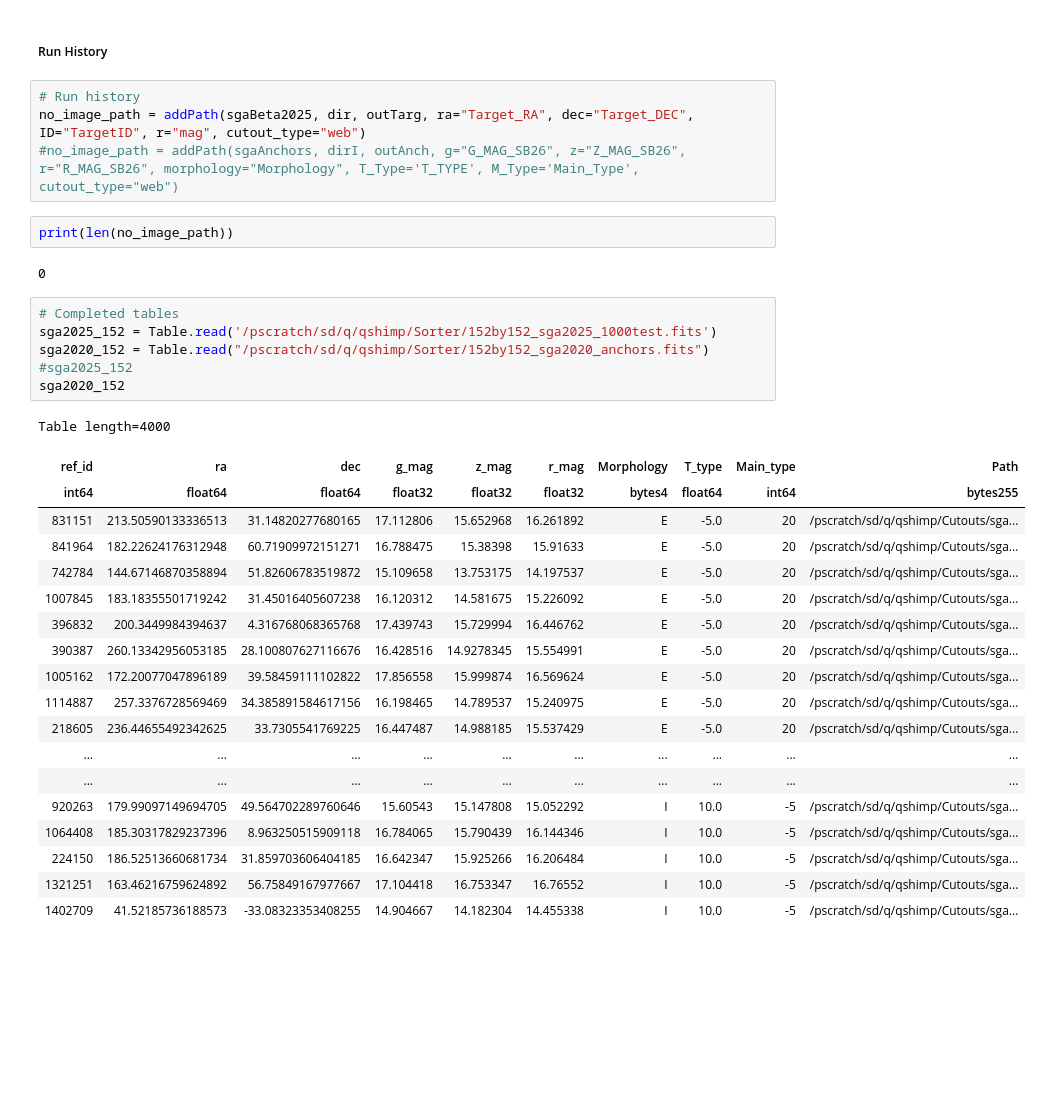
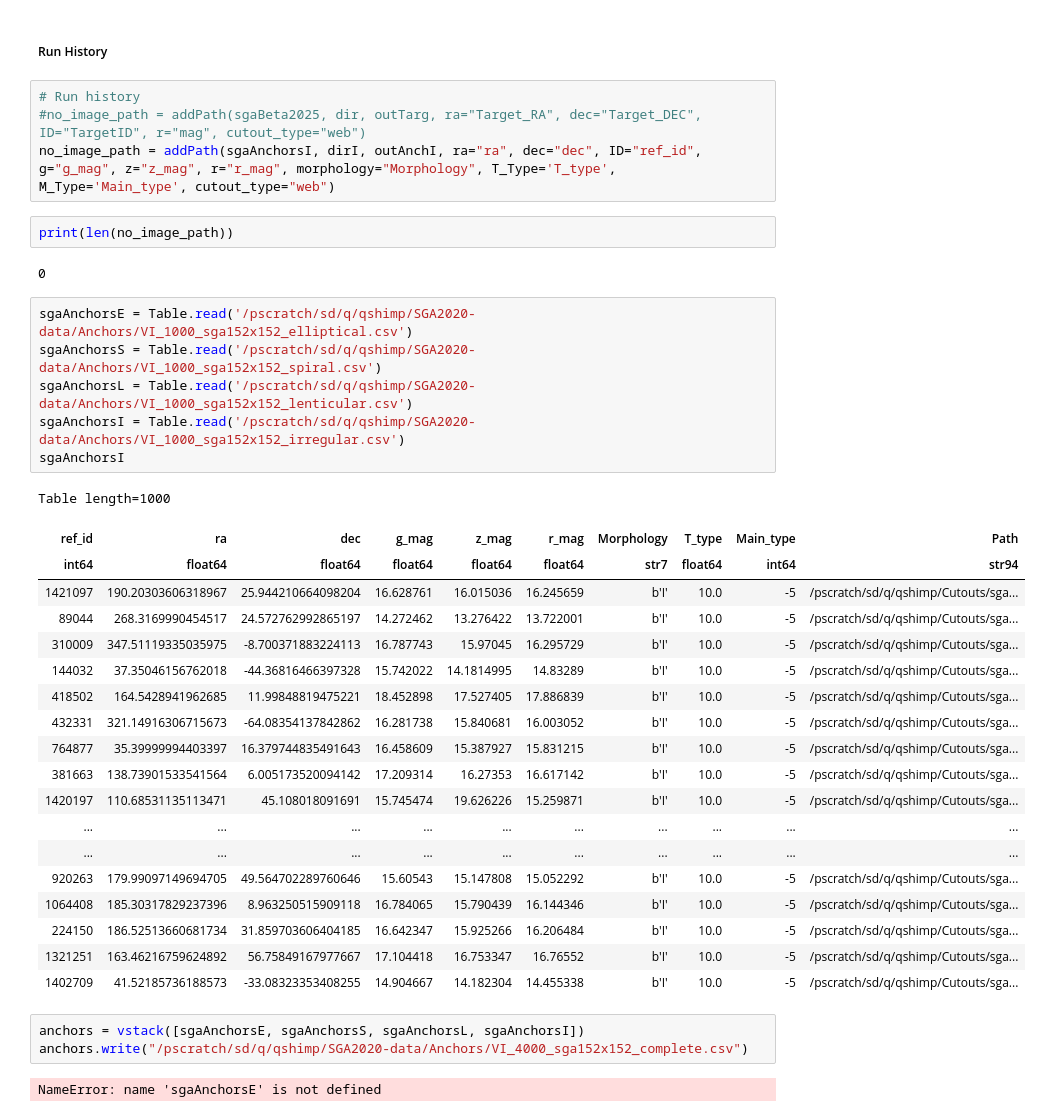
Before and after one commit to DESI-UR/morphology_classification, a Jupyter notebook: SGA/SGA_Generator.ipynb, the cells around one changed output. Drawn from its saved outputs; the diff is of its cells as text; blank space fills up the shorter version.

```diff
--- a/SGA/SGA_Generator.ipynb
+++ b/SGA/SGA_Generator.ipynb
@@ -122,35 +98,40 @@ def addPath(df, directory, output, ra="RA", dec="DEC", ID="SGA_ID", g=None, z=No
 ##### Run History
 # %%
 # Run history
-no_image_path = addPath(sgaBeta2025, dir, outTarg, ra="Target_RA", dec="Target_DEC", ID="TargetID", r="mag", cutout_type="web")
-#no_image_path = addPath(sgaAnchors, dirI, outAnch, g="G_MAG_SB26", z="Z_MAG_SB26", r="R_MAG_SB26", morphology="Morphology", T_Type='T_TYPE', M_Type='Main_Type', cutout_type="web")
+#no_image_path = addPath(sgaBeta2025, dir, outTarg, ra="Target_RA", dec="Target_DEC", ID="TargetID", r="mag", cutout_type="web")
+no_image_path = addPath(sgaAnchorsI, dirI, outAnchI, ra="ra", dec="dec", ID="ref_id", g="g_mag", z="z_mag", r="r_mag", morphology="Morphology", T_Type='T_type', M_Type='Main_type', cutout_type="web")
 # %%
 print(len(no_image_path))
 # %% [output]
 0
-# %%
-# Completed tables
-sga2025_152 = Table.read('/pscratch/sd/q/qshimp/Sorter/152by152_sga2025_1000test.fits')
-sga2020_152 = Table.read("/pscratch/sd/q/qshimp/Sorter/152by152_sga2020_anchors.fits")
-#sga2025_152
-sga2020_152
-# %% [output]
-Table length=4000
-| ref_id | ra | dec | g_mag | z_mag | r_mag | Morphology | T_type | Main_type | Path |
-| int64 | float64 | float64 | float32 | float32 | float32 | bytes4 | float64 | int64 | bytes255 |
-| 831151 | 213.50590133336513 | 31.14820277680165 | 17.112806 | 15.652968 | 16.261892 | E | -5.0 | 20 | /pscratch/sd/q/qshimp/Cutouts/sga... |
-| 841964 | 182.22624176312948 | 60.71909972151271 | 16.788475 | 15.38398 | 15.91633 | E | -5.0 | 20 | /pscratch/sd/q/qshimp/Cutouts/sga... |
-| 742784 | 144.67146870358894 | 51.82606783519872 | 15.109658 | 13.753175 | 14.197537 | E | -5.0 | 20 | /pscratch/sd/q/qshimp/Cutouts/sga... |
-| 1007845 | 183.18355501719242 | 31.45016405607238 | 16.120312 | 14.581675 | 15.226092 | E | -5.0 | 20 | /pscratch/sd/q/qshimp/Cutouts/sga... |
-| 396832 | 200.3449984394637 | 4.316768068365768 | 17.439743 | 15.729994 | 16.446762 | E | -5.0 | 20 | /pscratch/sd/q/qshimp/Cutouts/sga... |
-| 390387 | 260.13342956053185 | 28.100807627116676 | 16.428516 | 14.9278345 | 15.554991 | E | -5.0 | 20 | /pscratch/sd/q/qshimp/Cutouts/sga... |
-| 1005162 | 172.20077047896189 | 39.58459111102822 | 17.856558 | 15.999874 | 16.569624 | E | -5.0 | 20 | /pscratch/sd/q/qshimp/Cutouts/sga... |
-| 1114887 | 257.3376728569469 | 34.385891584617156 | 16.198465 | 14.789537 | 15.240975 | E | -5.0 | 20 | /pscratch/sd/q/qshimp/Cutouts/sga... |
-| 218605 | 236.44655492342625 | 33.7305541769225 | 16.447487 | 14.988185 | 15.537429 | E | -5.0 | 20 | /pscratch/sd/q/qshimp/Cutouts/sga... |
-| ... | ... | ... | ... | ... | ... | ... | ... | ... | ... |
-| ... | ... | ... | ... | ... | ... | ... | ... | ... | ... |
-| 920263 | 179.99097149694705 | 49.564702289760646 | 15.60543 | 15.147808 | 15.052292 | I | 10.0 | -5 | /pscratch/sd/q/qshimp/Cutouts/sga... |
-| 1064408 | 185.30317829237396 | 8.963250515909118 | 16.784065 | 15.790439 | 16.144346 | I | 10.0 | -5 | /pscratch/sd/q/qshimp/Cutouts/sga... |
-| 224150 | 186.52513660681734 | 31.859703606404185 | 16.642347 | 15.925266 | 16.206484 | I | 10.0 | -5 | /pscratch/sd/q/qshimp/Cutouts/sga... |
-| 1321251 | 163.46216759624892 | 56.75849167977667 | 17.104418 | 16.753347 | 16.76552 | I | 10.0 | -5 | /pscratch/sd/q/qshimp/Cutouts/sga... |
-| 1402709 | 41.52185736188573 | -33.08323353408255 | 14.904667 | 14.182304 | 14.455338 | I | 10.0 | -5 | /pscratch/sd/q/qshimp/Cutouts/sga... |
+# %%
+sgaAnchorsE = Table.read('/pscratch/sd/q/qshimp/SGA2020-data/Anchors/VI_1000_sga152x152_elliptical.csv')
+sgaAnchorsS = Table.read('/pscratch/sd/q/qshimp/SGA2020-data/Anchors/VI_1000_sga152x152_spiral.csv')
+sgaAnchorsL = Table.read('/pscratch/sd/q/qshimp/SGA2020-data/Anchors/VI_1000_sga152x152_lenticular.csv')
+sgaAnchorsI = Table.read('/pscratch/sd/q/qshimp/SGA2020-data/Anchors/VI_1000_sga152x152_irregular.csv')
+sgaAnchorsI
+# %% [output]
+Table length=1000
+| ref_id | ra | dec | g_mag | z_mag | r_mag | Morphology | T_type | Main_type | Path |
+| int64 | float64 | float64 | float64 | float64 | float64 | str7 | float64 | int64 | str94 |
+| 1421097 | 190.20303606318967 | 25.944210664098204 | 16.628761 | 16.015036 | 16.245659 | b'I' | 10.0 | -5 | /pscratch/sd/q/qshimp/Cutouts/sga... |
+| 89044 | 268.3169990454517 | 24.572762992865197 | 14.272462 | 13.276422 | 13.722001 | b'I' | 10.0 | -5 | /pscratch/sd/q/qshimp/Cutouts/sga... |
+| 310009 | 347.51119335035975 | -8.700371883224113 | 16.787743 | 15.97045 | 16.295729 | b'I' | 10.0 | -5 | /pscratch/sd/q/qshimp/Cutouts/sga... |
+| 144032 | 37.35046156762018 | -44.36816466397328 | 15.742022 | 14.1814995 | 14.83289 | b'I' | 10.0 | -5 | /pscratch/sd/q/qshimp/Cutouts/sga... |
+| 418502 | 164.5428941962685 | 11.99848819475221 | 18.452898 | 17.527405 | 17.886839 | b'I' | 10.0 | -5 | /pscratch/sd/q/qshimp/Cutouts/sga... |
+| 432331 | 321.14916306715673 | -64.08354137842862 | 16.281738 | 15.840681 | 16.003052 | b'I' | 10.0 | -5 | /pscratch/sd/q/qshimp/Cutouts/sga... |
+| 764877 | 35.39999994403397 | 16.379744835491643 | 16.458609 | 15.387927 | 15.831215 | b'I' | 10.0 | -5 | /pscratch/sd/q/qshimp/Cutouts/sga... |
+| 381663 | 138.73901533541564 | 6.005173520094142 | 17.209314 | 16.27353 | 16.617142 | b'I' | 10.0 | -5 | /pscratch/sd/q/qshimp/Cutouts/sga... |
+| 1420197 | 110.68531135113471 | 45.108018091691 | 15.745474 | 19.626226 | 15.259871 | b'I' | 10.0 | -5 | /pscratch/sd/q/qshimp/Cutouts/sga... |
+| ... | ... | ... | ... | ... | ... | ... | ... | ... | ... |
+| ... | ... | ... | ... | ... | ... | ... | ... | ... | ... |
+| 920263 | 179.99097149694705 | 49.564702289760646 | 15.60543 | 15.147808 | 15.052292 | b'I' | 10.0 | -5 | /pscratch/sd/q/qshimp/Cutouts/sga... |
+| 1064408 | 185.30317829237396 | 8.963250515909118 | 16.784065 | 15.790439 | 16.144346 | b'I' | 10.0 | -5 | /pscratch/sd/q/qshimp/Cutouts/sga... |
+| 224150 | 186.52513660681734 | 31.859703606404185 | 16.642347 | 15.925266 | 16.206484 | b'I' | 10.0 | -5 | /pscratch/sd/q/qshimp/Cutouts/sga... |
+| 1321251 | 163.46216759624892 | 56.75849167977667 | 17.104418 | 16.753347 | 16.76552 | b'I' | 10.0 | -5 | /pscratch/sd/q/qshimp/Cutouts/sga... |
+| 1402709 | 41.52185736188573 | -33.08323353408255 | 14.904667 | 14.182304 | 14.455338 | b'I' | 10.0 | -5 | /pscratch/sd/q/qshimp/Cutouts/sga... |
+# %%
+anchors = vstack([sgaAnchorsE, sgaAnchorsS, sgaAnchorsL, sgaAnchorsI])
+anchors.write("/pscratch/sd/q/qshimp/SGA2020-data/Anchors/VI_4000_sga152x152_complete.csv")
+# %% [output]
+NameError: name 'sgaAnchorsE' is not defined
```
Also changed, not shown: parts of 10 cells of this notebook, 12 other files.
